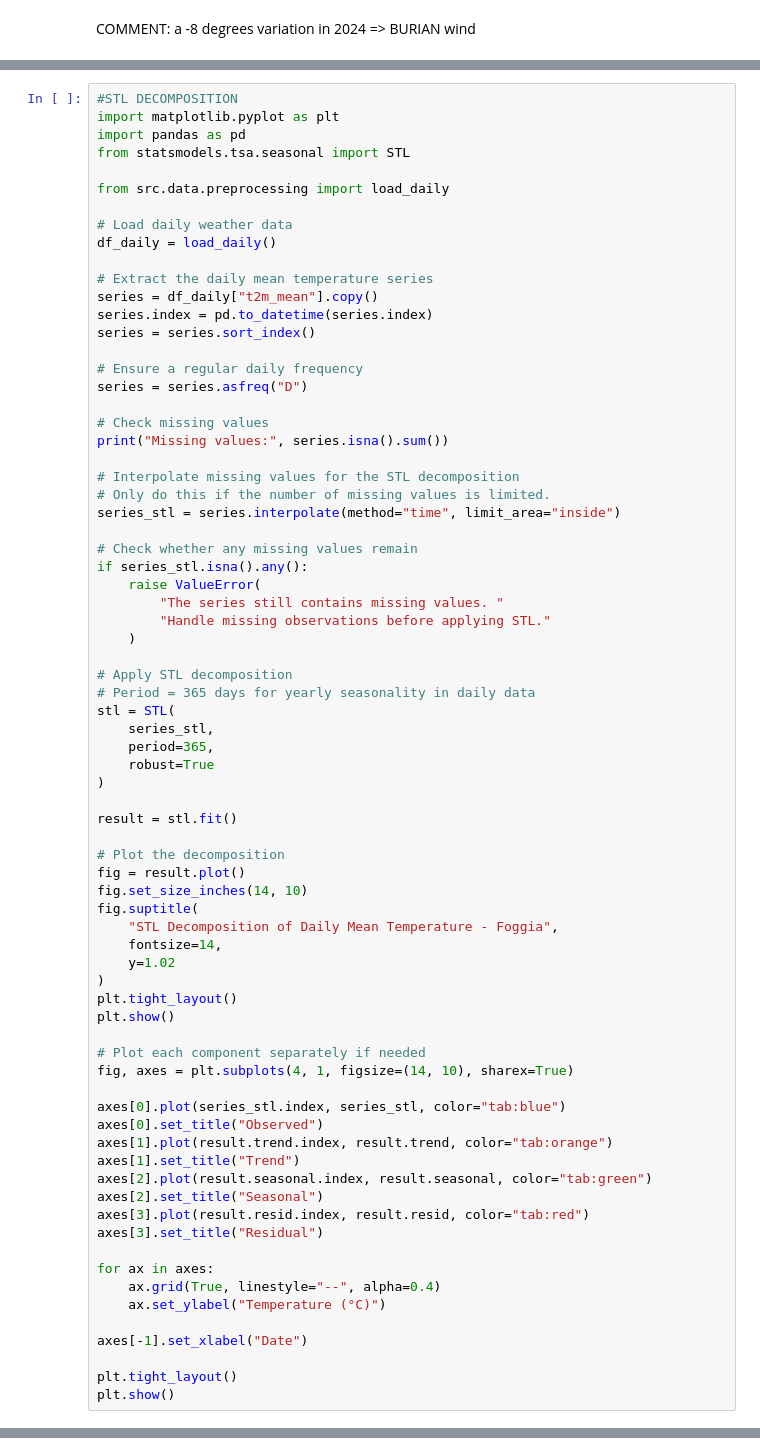
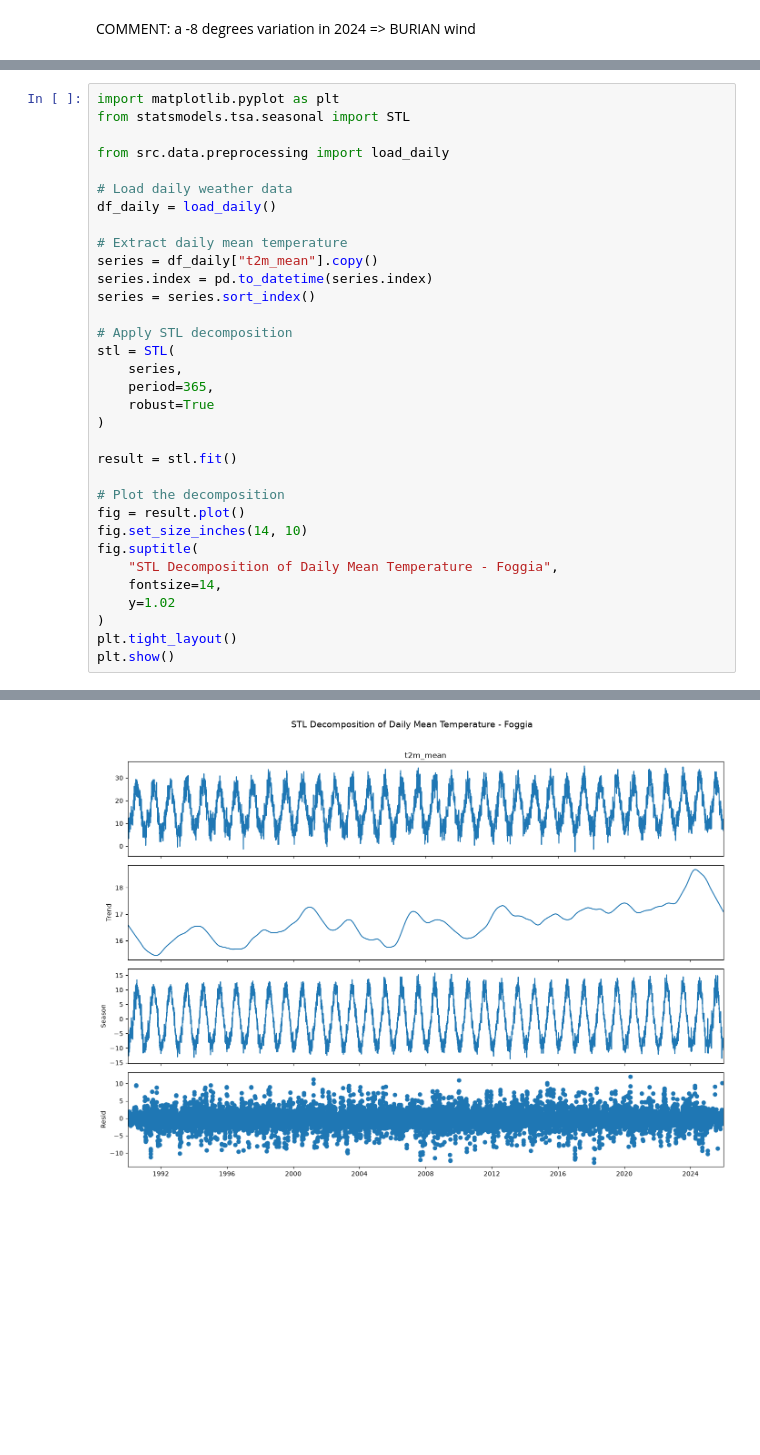
Before and after one commit to SinghSahiljit44/Weather_forecasting, a Jupyter notebook: notebooks/data_analysis.ipynb, the cells around one changed output, grey strips where cells are left out. Saved outputs shown, nothing was run; the diff lists cells and outputs as text; blank space fills up the shorter version.

Commit message:
nearly finished time series analysis

```diff
--- a/notebooks/data_analysis.ipynb
+++ b/notebooks/data_analysis.ipynb
@@ -292,7 +296,5 @@ COMMENT: a -8 degrees variation in 2024 => BURIAN wind
 # %%
-#STL DECOMPOSITION
 import matplotlib.pyplot as plt
-import pandas as pd
 from statsmodels.tsa.seasonal import STL
 
 from src.data.preprocessing import load_daily
@@ -300,32 +302,14 @@ from src.data.preprocessing import load_daily
 # Load daily weather data
 df_daily = load_daily()
 
-# Extract the daily mean temperature series
+# Extract daily mean temperature
 series = df_daily["t2m_mean"].copy()
 series.index = pd.to_datetime(series.index)
 series = series.sort_index()
 
-# Ensure a regular daily frequency
-series = series.asfreq("D")
-
-# Check missing values
-print("Missing values:", series.isna().sum())
-
-# Interpolate missing values for the STL decomposition
-# Only do this if the number of missing values is limited.
-series_stl = series.interpolate(method="time", limit_area="inside")
-
-# Check whether any missing values remain
-if series_stl.isna().any():
-    raise ValueError(
-        "The series still contains missing values. "
-        "Handle missing observations before applying STL."
-    )
-
 # Apply STL decomposition
-# Period = 365 days for yearly seasonality in daily data
 stl = STL(
-    series_stl,
+    series,
     period=365,
     robust=True
 )
@@ -342,25 +326,4 @@ fig.suptitle(
 )
 plt.tight_layout()
 plt.show()
-
-# Plot each component separately if needed
-fig, axes = plt.subplots(4, 1, figsize=(14, 10), sharex=True)
-
-axes[0].plot(series_stl.index, series_stl, color="tab:blue")
-axes[0].set_title("Observed")
-axes[1].plot(result.trend.index, result.trend, color="tab:orange")
-axes[1].set_title("Trend")
-axes[2].plot(result.seasonal.index, result.seasonal, color="tab:green")
-axes[2].set_title("Seasonal")
-axes[3].plot(result.resid.index, result.resid, color="tab:red")
-axes[3].set_title("Residual")
-
-for ax in axes:
-    ax.grid(True, linestyle="--", alpha=0.4)
-    ax.set_ylabel("Temperature (°C)")
-
-axes[-1].set_xlabel("Date")
-
-plt.tight_layout()
-plt.show()
 # %% [output]
@@ -367,0 +330 @@ ImportError: DLL load failed while importing levyst: Un criterio di controllo de
+[figure, added]
```
Also changed, not shown: parts of 21 cells of this notebook.
